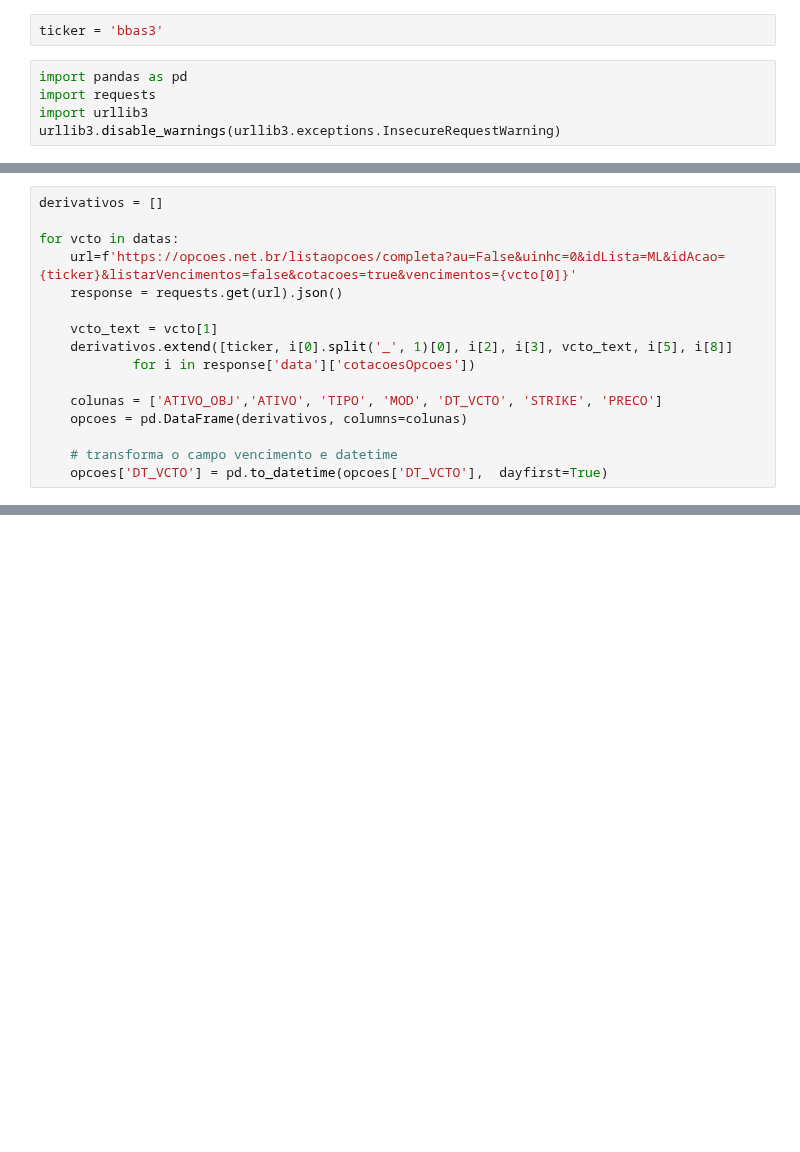
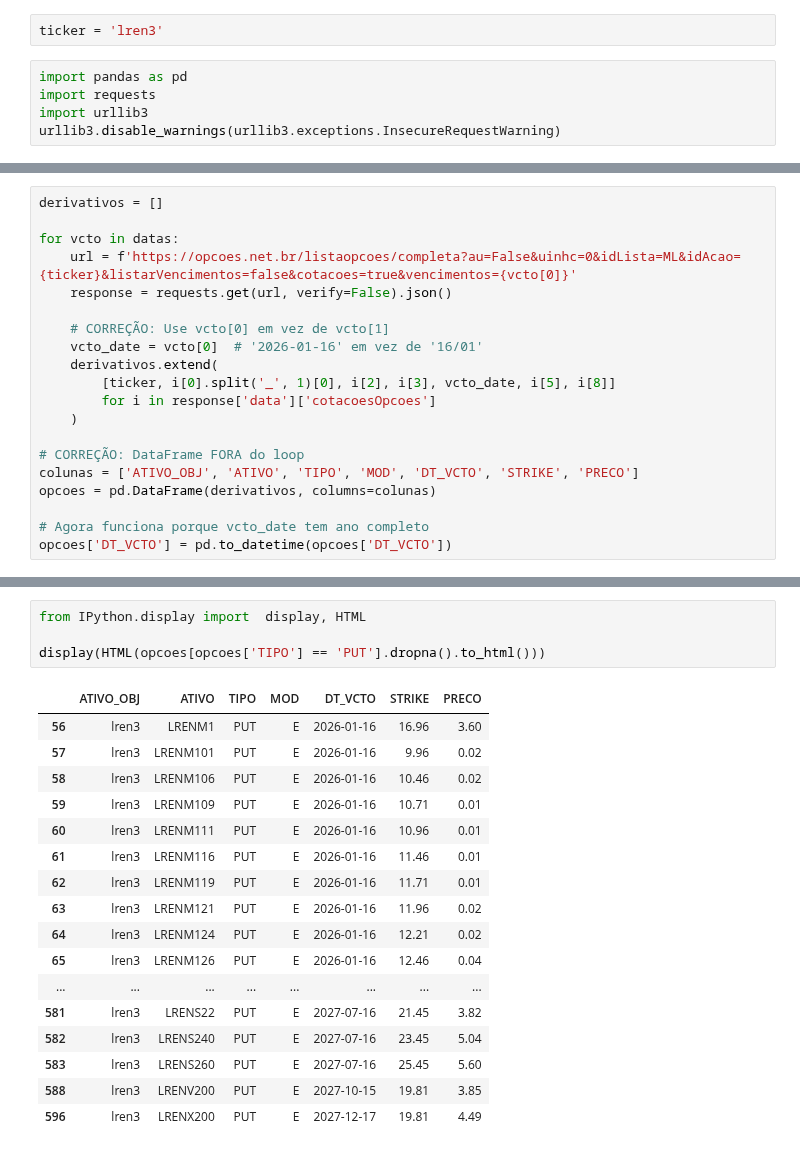
Before and after one commit to BDonadelli/Finance-playground, a Jupyter notebook: DT_opcoes.ipynb, the cells around one changed output, grey strips where cells are left out. Drawn from its saved outputs; the diff is of its cells as text; blank space fills up the shorter version.

```diff
--- a/DT_opcoes.ipynb
+++ b/DT_opcoes.ipynb
@@ -1,5 +1,5 @@
 # %%
-ticker = 'bbas3'
+ticker = 'lren3'
 # %%
 import pandas as pd
 import requests
@@ -33,16 +14,0 @@ datas
-# %%
-derivativos = []
-
-for vcto in datas:
-    url=f'https://opcoes.net.br/listaopcoes/completa?au=False&uinhc=0&idLista=ML&idAcao={ticker}&listarVencimentos=false&cotacoes=true&vencimentos={vcto[0]}'
-    response = requests.get(url).json()
-
-    vcto_text = vcto[1]
-    derivativos.extend([ticker, i[0].split('_', 1)[0], i[2], i[3], vcto_text, i[5], i[8]]
-            for i in response['data']['cotacoesOpcoes'])
-
-    colunas = ['ATIVO_OBJ','ATIVO', 'TIPO', 'MOD', 'DT_VCTO', 'STRIKE', 'PRECO']
-    opcoes = pd.DataFrame(derivativos, columns=colunas)
-
-    # transforma o campo vencimento e datetime
-    opcoes['DT_VCTO'] = pd.to_datetime(opcoes['DT_VCTO'],  dayfirst=True)
@@ -50,0 +15,20 @@ OutOfBoundsDatetime: Out of bounds nanosecond timestamp: 16/01, at position 0
+# %%
+derivativos = []
+
+for vcto in datas:
+    url = f'https://opcoes.net.br/listaopcoes/completa?au=False&uinhc=0&idLista=ML&idAcao={ticker}&listarVencimentos=false&cotacoes=true&vencimentos={vcto[0]}'
+    response = requests.get(url, verify=False).json()
+
+    # CORREÇÃO: Use vcto[0] em vez de vcto[1]
+    vcto_date = vcto[0]  # '2026-01-16' em vez de '16/01'
+    derivativos.extend(
+        [ticker, i[0].split('_', 1)[0], i[2], i[3], vcto_date, i[5], i[8]]
+        for i in response['data']['cotacoesOpcoes']
+    )
+
+# CORREÇÃO: DataFrame FORA do loop
+colunas = ['ATIVO_OBJ', 'ATIVO', 'TIPO', 'MOD', 'DT_VCTO', 'STRIKE', 'PRECO']
+opcoes = pd.DataFrame(derivativos, columns=colunas)
+
+# Agora funciona porque vcto_date tem ano completo
+opcoes['DT_VCTO'] = pd.to_datetime(opcoes['DT_VCTO'])
@@ -50,0 +51,22 @@ OutOfBoundsDatetime: Out of bounds nanosecond timestamp: 16/01, at position 0
+# %%
+from IPython.display import  display, HTML
+
+display(HTML(opcoes[opcoes['TIPO'] == 'PUT'].dropna().to_html()))
+# %% [output]
+|  | ATIVO_OBJ | ATIVO | TIPO | MOD | DT_VCTO | STRIKE | PRECO |
+| 56 | lren3 | LRENM1 | PUT | E | 2026-01-16 | 16.96 | 3.60 |
+| 57 | lren3 | LRENM101 | PUT | E | 2026-01-16 | 9.96 | 0.02 |
+| 58 | lren3 | LRENM106 | PUT | E | 2026-01-16 | 10.46 | 0.02 |
+| 59 | lren3 | LRENM109 | PUT | E | 2026-01-16 | 10.71 | 0.01 |
+| 60 | lren3 | LRENM111 | PUT | E | 2026-01-16 | 10.96 | 0.01 |
+| 61 | lren3 | LRENM116 | PUT | E | 2026-01-16 | 11.46 | 0.01 |
+| 62 | lren3 | LRENM119 | PUT | E | 2026-01-16 | 11.71 | 0.01 |
+| 63 | lren3 | LRENM121 | PUT | E | 2026-01-16 | 11.96 | 0.02 |
+| 64 | lren3 | LRENM124 | PUT | E | 2026-01-16 | 12.21 | 0.02 |
+| 65 | lren3 | LRENM126 | PUT | E | 2026-01-16 | 12.46 | 0.04 |
+| ... | ... | ... | ... | ... | ... | ... | ... |
+| 581 | lren3 | LRENS22 | PUT | E | 2027-07-16 | 21.45 | 3.82 |
+| 582 | lren3 | LRENS240 | PUT | E | 2027-07-16 | 23.45 | 5.04 |
+| 583 | lren3 | LRENS260 | PUT | E | 2027-07-16 | 25.45 | 5.60 |
+| 588 | lren3 | LRENV200 | PUT | E | 2027-10-15 | 19.81 | 3.85 |
+| 596 | lren3 | LRENX200 | PUT | E | 2027-12-17 | 19.81 | 4.49 |
```
Also changed, not shown: parts of 4 cells of this notebook, 8 other files.
